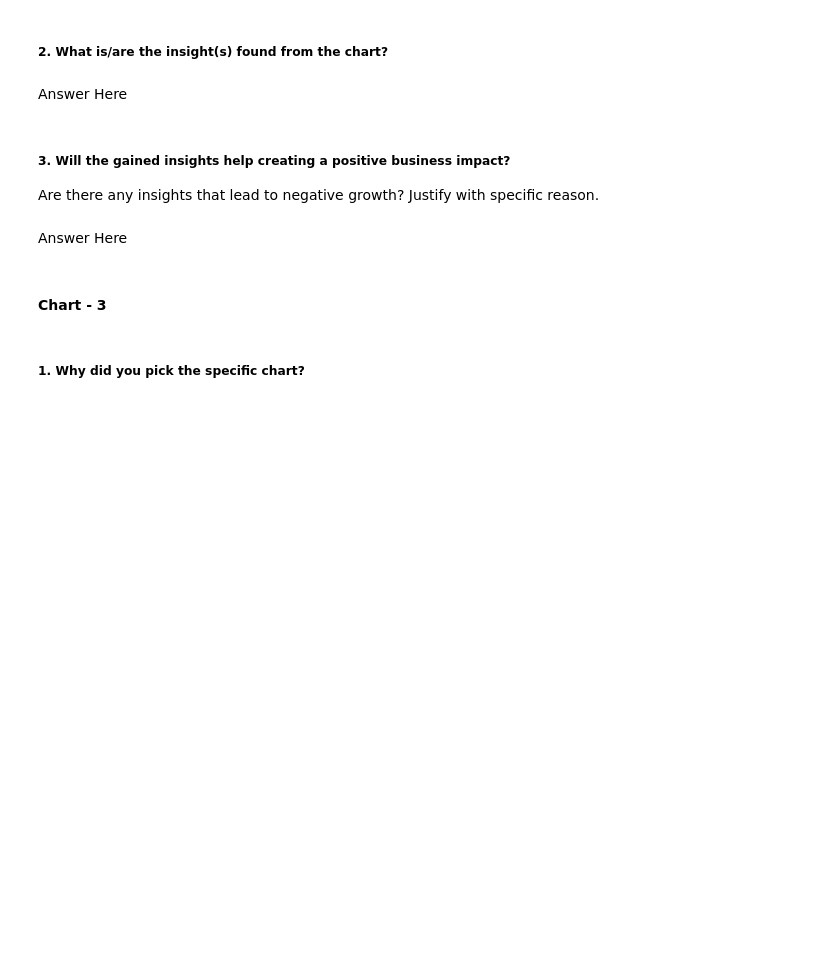
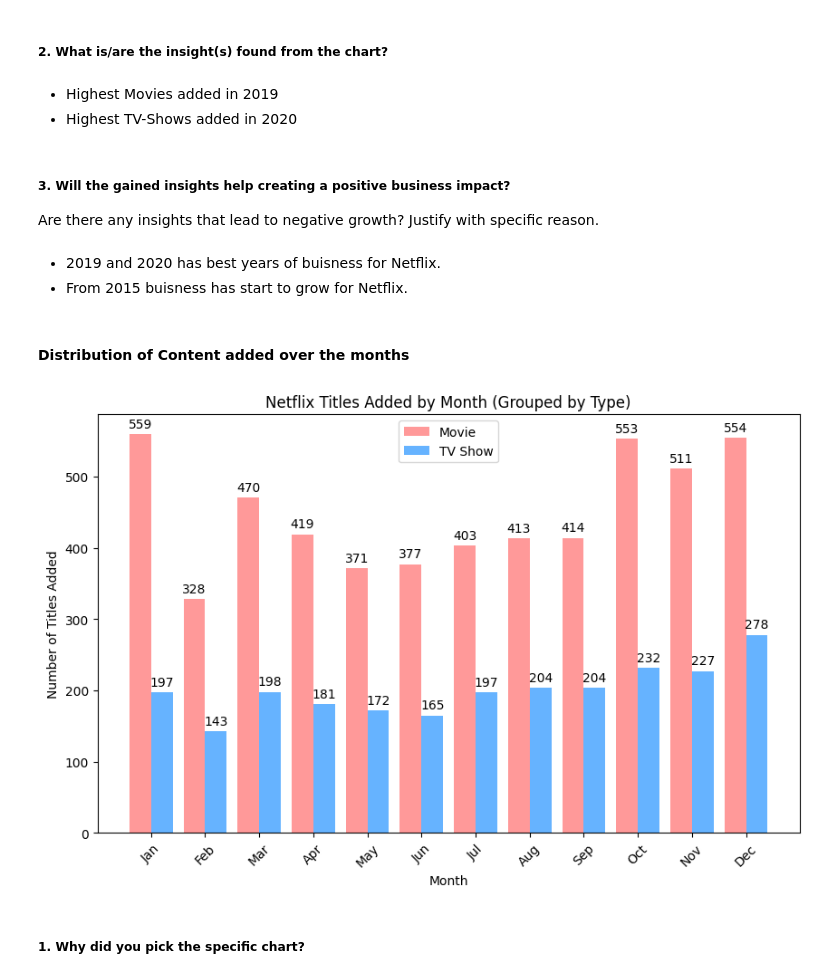
Before and after one commit to sabitendu/Capstone_Project_On_Netflix_Movies_And_TV-Shows_Clustering, a Jupyter notebook: NETFLIX_MOVIES_AND_TV_SHOWS_CLUSTERING.ipynb, the cells around one changed output. Saved outputs shown, nothing was run; the diff lists cells and outputs as text; code cells hidden in the pictures; blank space fills up the shorter version.

```diff
--- a/NETFLIX_MOVIES_AND_TV_SHOWS_CLUSTERING.ipynb
+++ b/NETFLIX_MOVIES_AND_TV_SHOWS_CLUSTERING.ipynb
@@ -317,12 +385,9 @@ Answer Here
 Answer Here.
 # %% [markdown]
 ##### 2. What is/are the insight(s) found from the chart?
-# %% [markdown]
-Answer Here
+# %% [markdown]
+* Highest Movies added in 2019
+* Highest TV-Shows added in 2020
 # %% [markdown]
 ##### 3. Will the gained insights help creating a positive business impact?
 Are there any insights that lead to negative growth? Justify with specific reason.
-# %% [markdown]
-Answer Here
-# %% [markdown]
-#### Chart - 3
@@ -331,3 +394,44 @@ Answer Here
+# %% [markdown]
+* 2019 and 2020 has best years of buisness for Netflix.
+* From 2015 buisness has start to grow for Netflix.
+# %% [markdown]
+#### Distribution of Content added over the months
+# %%
+# Chart - 3 visualization code
+# Group the data by 'added_month' and 'type' and count the number of titles added each month for each type
+monthly_type_counts = df.groupby(['added_month', 'type']).size().unstack(fill_value=0)
+
+# Define month names for labeling the x-axis
+month_names = ['Jan', 'Feb', 'Mar', 'Apr', 'May', 'Jun', 'Jul', 'Aug', 'Sep', 'Oct', 'Nov', 'Dec']
+
+# Define custom colors for the bars
+colors = ['#ff9999', '#66b3ff']  # Different colors for "Movie" and "TV Show"
+
+# Create a grouped bar chart with counts above the bars
+plt.figure(figsize=(10, 6))
+bar_width = 0.4  # Width of each bar
+index = np.arange(len(month_names))  # X-axis positions for bars
+
+# Create bars for "Movie" and "TV Show" side by side
+movie_bars = plt.bar(index - bar_width/2, monthly_type_counts['Movie'], bar_width, label='Movie', color=colors[0])
+tv_show_bars = plt.bar(index + bar_width/2, monthly_type_counts['TV Show'], bar_width, label='TV Show', color=colors[1])
+
+# Add count labels above the bars
+for bar in movie_bars + tv_show_bars:
+    height = bar.get_height()
+    plt.annotate(f'{int(height)}', xy=(bar.get_x() + bar.get_width() / 2, height), xytext=(0, 3),
+                 textcoords='offset points', ha='center', va='bottom', fontsize=10)
+
+# Add legend, labels, and title
+plt.legend()
+plt.xlabel('Month')
+plt.ylabel('Number of Titles Added')
+plt.title('Netflix Titles Added by Month (Grouped by Type)')
+plt.xticks(index, month_names)
+plt.xticks(rotation=45)  # Rotate x-axis labels for better readability
+plt.show()
+# %% [output]
+[figure, added]
 # %% [markdown]
 ##### 1. Why did you pick the specific chart?
 # %% [markdown]
```
Also changed, not shown: parts of 38 cells of this notebook.
